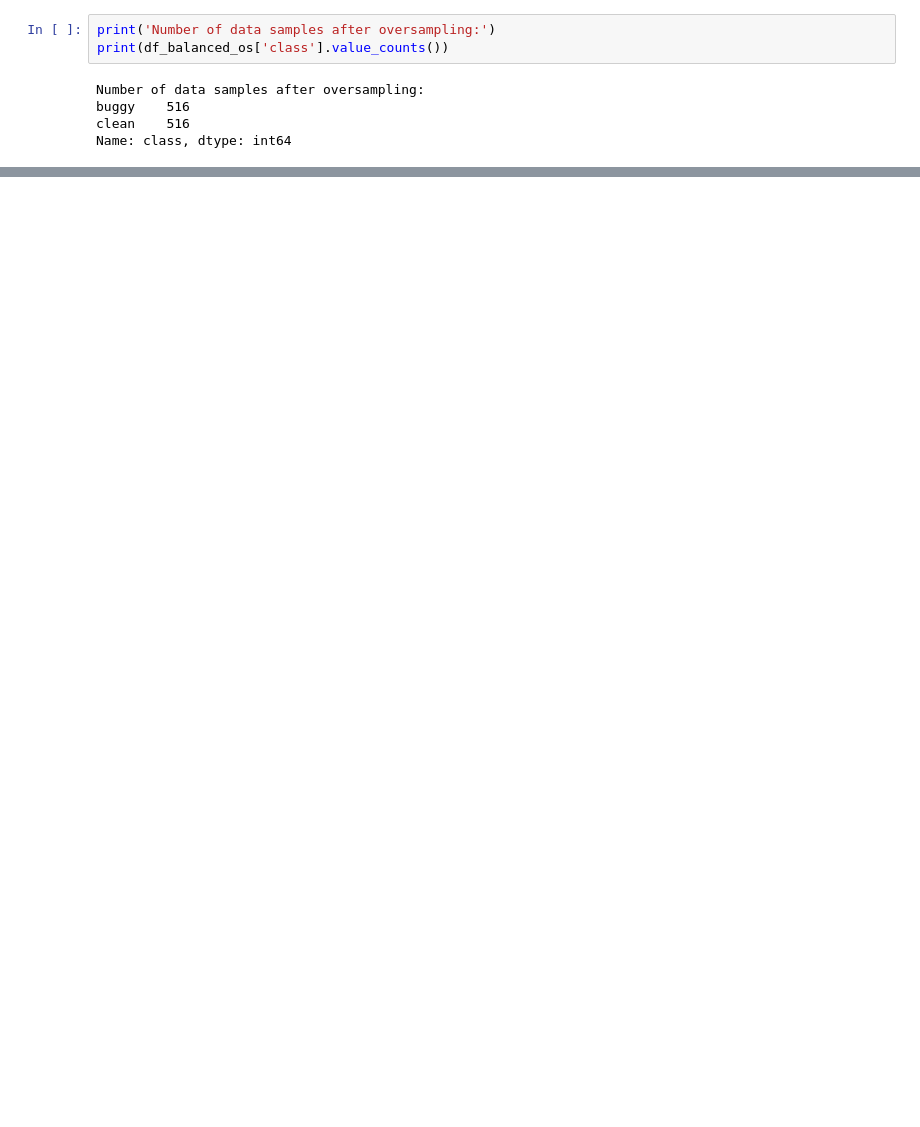
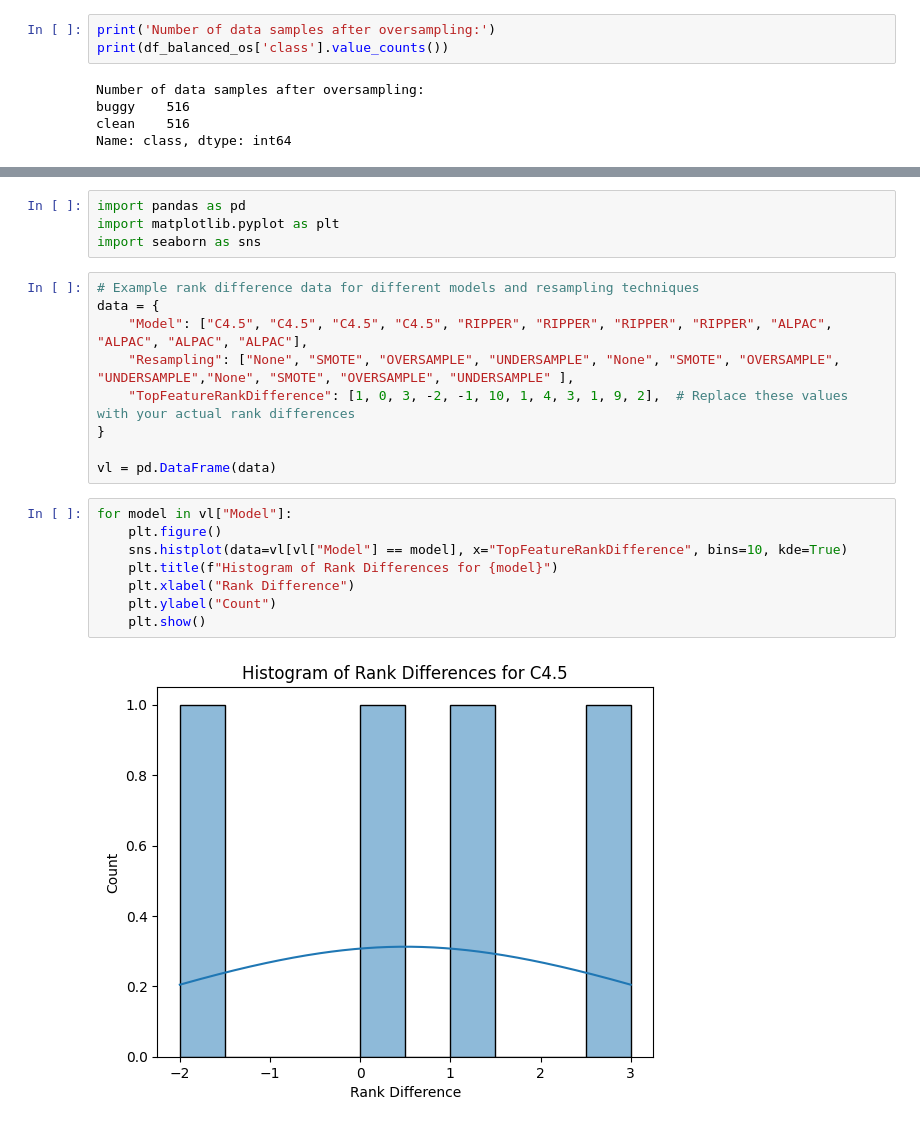
Before and after one commit to Yadheedhya06/Effect-of-Resampling-on-Rule-based-models, a Jupyter notebook: CaseStudy.ipynb, the cells around one changed output, grey strips where cells are left out. Cells and saved outputs as stored; diff of their text form; blank space fills up the shorter version.

```diff
--- a/CaseStudy.ipynb
+++ b/CaseStudy.ipynb
@@ -1374,0 +1375,23 @@ dataframe_to_arff(test_df, 'test', 'test.arff')
+# %%
+import pandas as pd
+import matplotlib.pyplot as plt
+import seaborn as sns
+# %%
+# Example rank difference data for different models and resampling techniques
+data = {
+    "Model": ["C4.5", "C4.5", "C4.5", "C4.5", "RIPPER", "RIPPER", "RIPPER", "RIPPER", "ALPAC", "ALPAC", "ALPAC", "ALPAC"],
+    "Resampling": ["None", "SMOTE", "OVERSAMPLE", "UNDERSAMPLE", "None", "SMOTE", "OVERSAMPLE", "UNDERSAMPLE","None", "SMOTE", "OVERSAMPLE", "UNDERSAMPLE" ],
+    "TopFeatureRankDifference": [1, 0, 3, -2, -1, 10, 1, 4, 3, 1, 9, 2],  # Replace these values with your actual rank differences
+}
+
+vl = pd.DataFrame(data)
+# %%
+for model in vl["Model"]:
+    plt.figure()
+    sns.histplot(data=vl[vl["Model"] == model], x="TopFeatureRankDifference", bins=10, kde=True)
+    plt.title(f"Histogram of Rank Differences for {model}")
+    plt.xlabel("Rank Difference")
+    plt.ylabel("Count")
+    plt.show()
+# %% [output]
+[figure, added]
```
Also changed, not shown: parts of 60 cells of this notebook.
